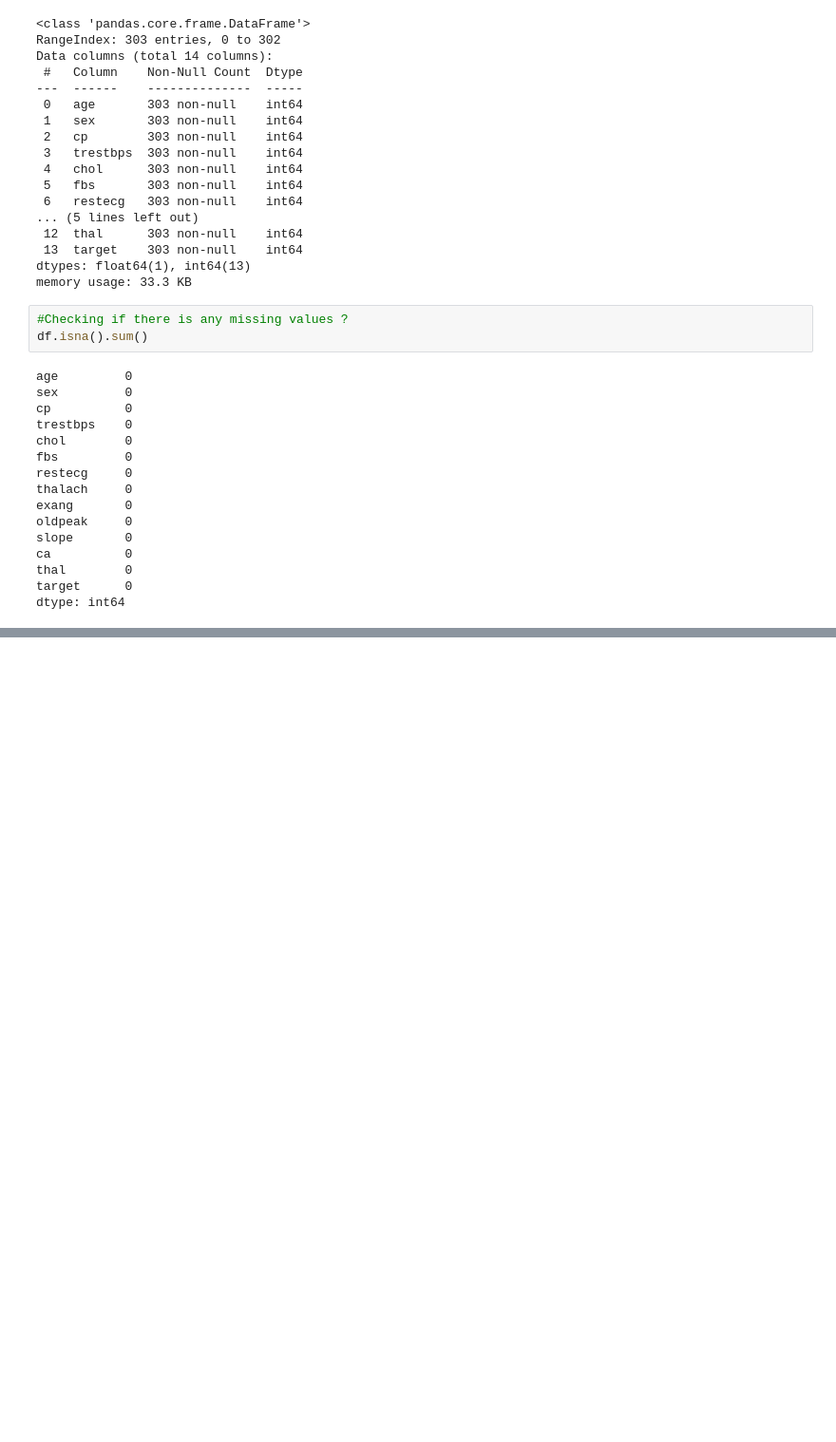
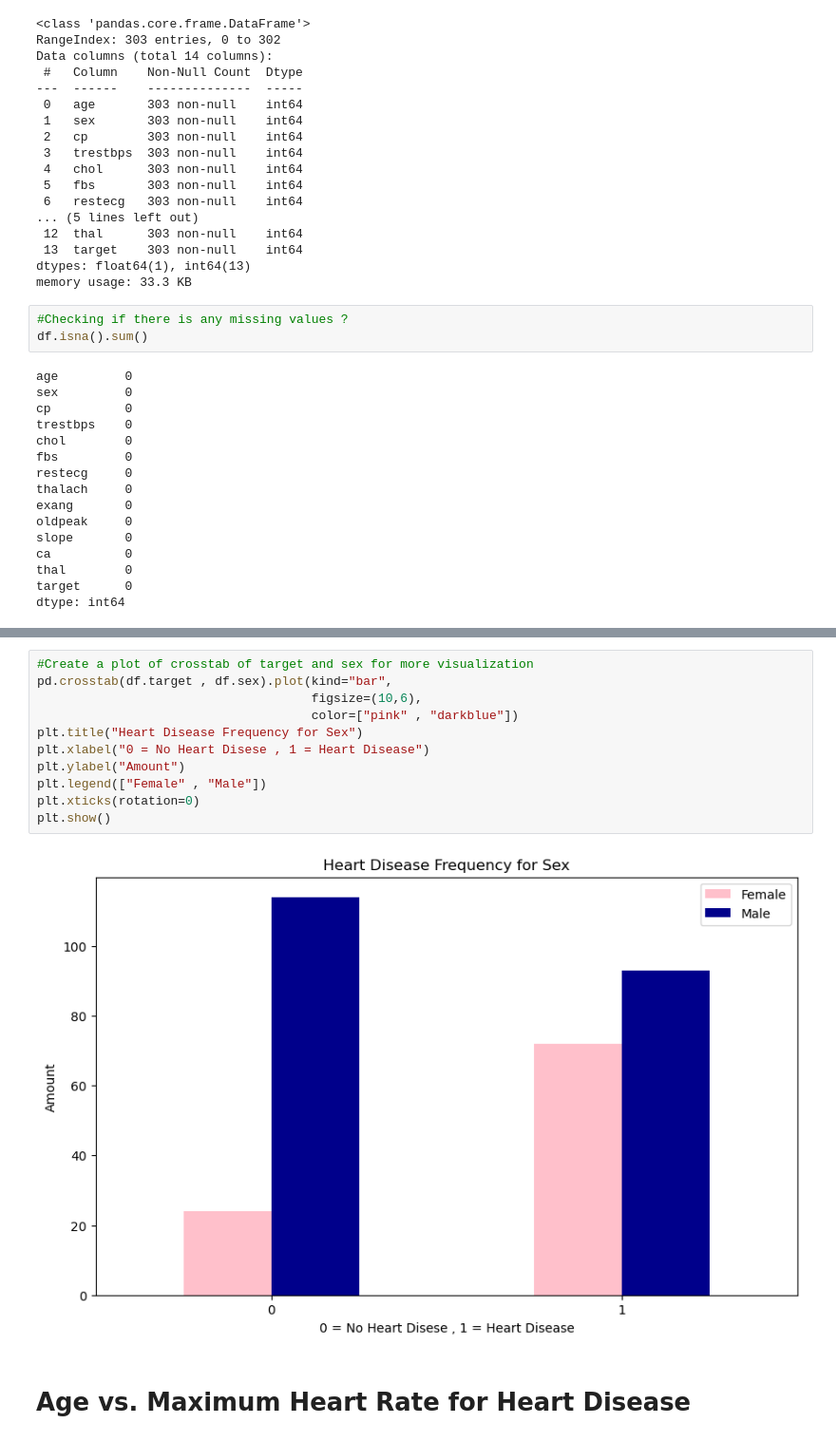
Before and after one commit to kuheli31/Heart-Disease-Detection-Model, a Jupyter notebook: Heart-Disease-Classification.ipynb, the cells around one changed output, grey strips where cells are left out. Shown at 95% size. Cells and saved outputs as stored; diff of their text form; blank space fills up the shorter version.

```diff
--- a/Heart-Disease-Classification.ipynb
+++ b/Heart-Disease-Classification.ipynb
@@ -338,0 +349,15 @@ df.describe()
+# %%
+#Create a plot of crosstab of target and sex for more visualization
+pd.crosstab(df.target , df.sex).plot(kind="bar",
+                                     figsize=(10,6),
+                                     color=["pink" , "darkblue"])
+plt.title("Heart Disease Frequency for Sex")
+plt.xlabel("0 = No Heart Disese , 1 = Heart Disease")
+plt.ylabel("Amount")
+plt.legend(["Female" , "Male"])
+plt.xticks(rotation=0)
+plt.show()
+# %% [output]
+[figure, added]
+# %% [markdown]
+# Age vs. Maximum Heart Rate for Heart Disease
```
Also changed, not shown: parts of 23 cells of this notebook, 2 other files.
